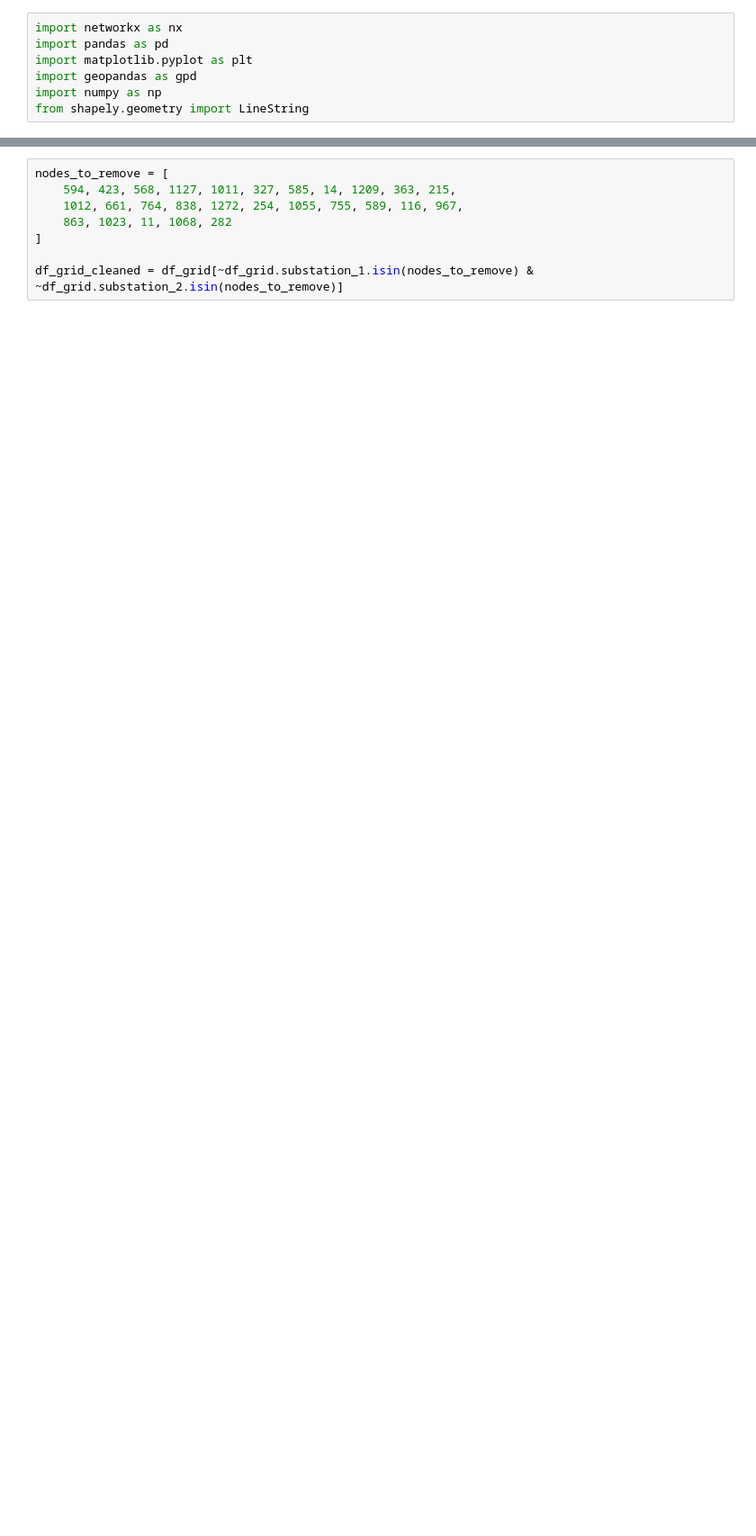
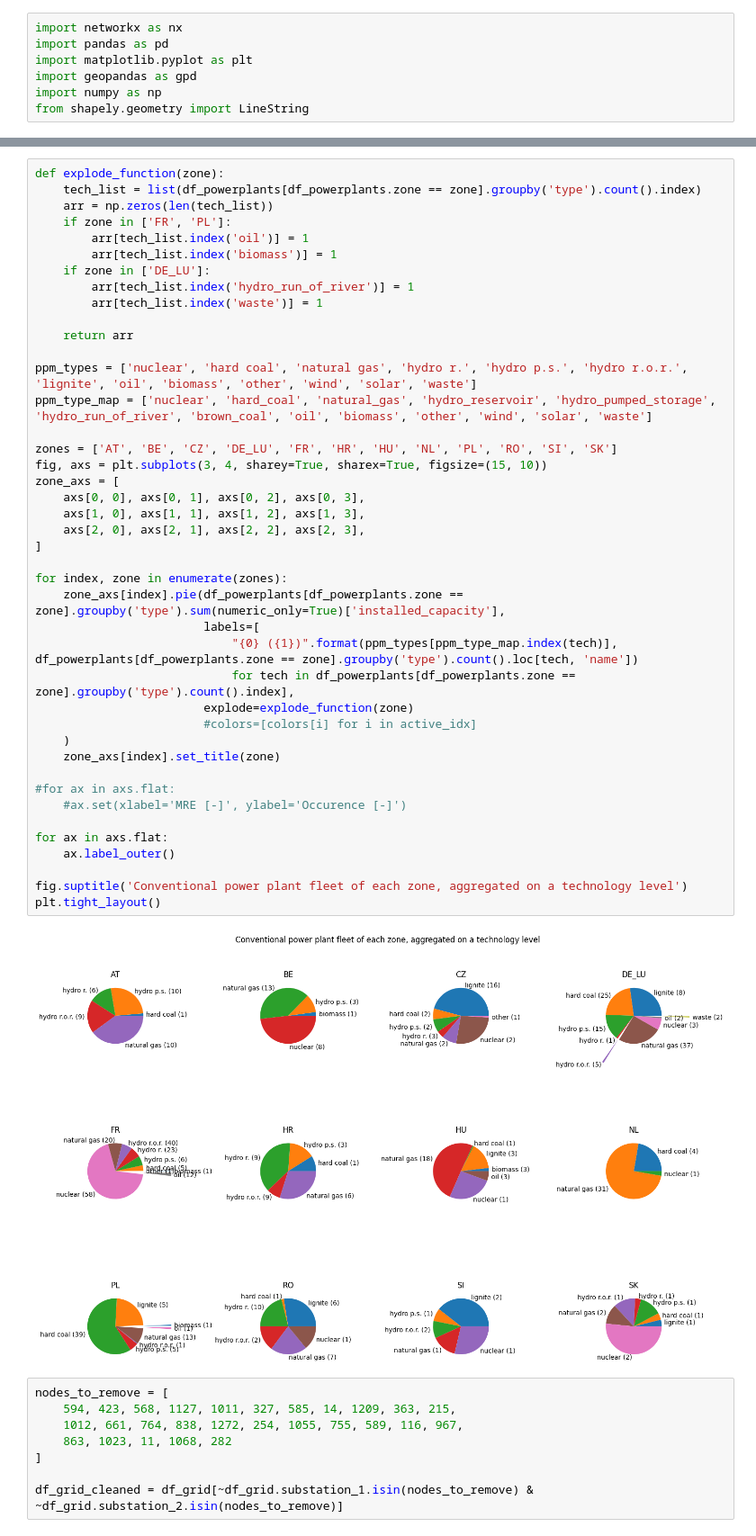
Before and after one commit to kbruninx/FBMC, a Jupyter notebook: grid/Clean up for FB.ipynb, the cells around one changed output, grey strips where cells are left out. Shown at 90% size. Saved outputs shown, nothing was run; the diff lists cells and outputs as text; blank space fills up the shorter version.

```diff
--- a/grid/Clean up for FB.ipynb
+++ b/grid/Clean up for FB.ipynb
@@ -11,3 +34,47 @@ df_substations = pd.read_excel('./substations.xlsx', index_col=0)
+# %%
+def explode_function(zone):
+    tech_list = list(df_powerplants[df_powerplants.zone == zone].groupby('type').count().index)
+    arr = np.zeros(len(tech_list))
+    if zone in ['FR', 'PL']:
+        arr[tech_list.index('oil')] = 1
+        arr[tech_list.index('biomass')] = 1
+    if zone in ['DE_LU']:
+        arr[tech_list.index('hydro_run_of_river')] = 1
+        arr[tech_list.index('waste')] = 1
+
+    return arr
+
+ppm_types = ['nuclear', 'hard coal', 'natural gas', 'hydro r.', 'hydro p.s.', 'hydro r.o.r.', 'lignite', 'oil', 'biomass', 'other', 'wind', 'solar', 'waste']
+ppm_type_map = ['nuclear', 'hard_coal', 'natural_gas', 'hydro_reservoir', 'hydro_pumped_storage', 'hydro_run_of_river', 'brown_coal', 'oil', 'biomass', 'other', 'wind', 'solar', 'waste']
+
+zones = ['AT', 'BE', 'CZ', 'DE_LU', 'FR', 'HR', 'HU', 'NL', 'PL', 'RO', 'SI', 'SK']
+fig, axs = plt.subplots(3, 4, sharey=True, sharex=True, figsize=(15, 10))
+zone_axs = [
+    axs[0, 0], axs[0, 1], axs[0, 2], axs[0, 3],
+    axs[1, 0], axs[1, 1], axs[1, 2], axs[1, 3],
+    axs[2, 0], axs[2, 1], axs[2, 2], axs[2, 3],
+]
+
+for index, zone in enumerate(zones):
+    zone_axs[index].pie(df_powerplants[df_powerplants.zone == zone].groupby('type').sum(numeric_only=True)['installed_capacity'],
+                        labels=[
+                            "{0} ({1})".format(ppm_types[ppm_type_map.index(tech)], df_powerplants[df_powerplants.zone == zone].groupby('type').count().loc[tech, 'name'])
+                            for tech in df_powerplants[df_powerplants.zone == zone].groupby('type').count().index],
+                        explode=explode_function(zone)
+                        #colors=[colors[i] for i in active_idx]
+    )
+    zone_axs[index].set_title(zone)
+
+#for ax in axs.flat:
+    #ax.set(xlabel='MRE [-]', ylabel='Occurence [-]')
+
+for ax in axs.flat:
+    ax.label_outer()
+
+fig.suptitle('Conventional power plant fleet of each zone, aggregated on a technology level')
+plt.tight_layout()
+# %% [output]
+[figure, added]
 # %%
 nodes_to_remove = [
     594, 423, 568, 1127, 1011, 327, 585, 14, 1209, 363, 215,
```
Also changed, not shown: parts of 5 cells of this notebook, 24 other files.
